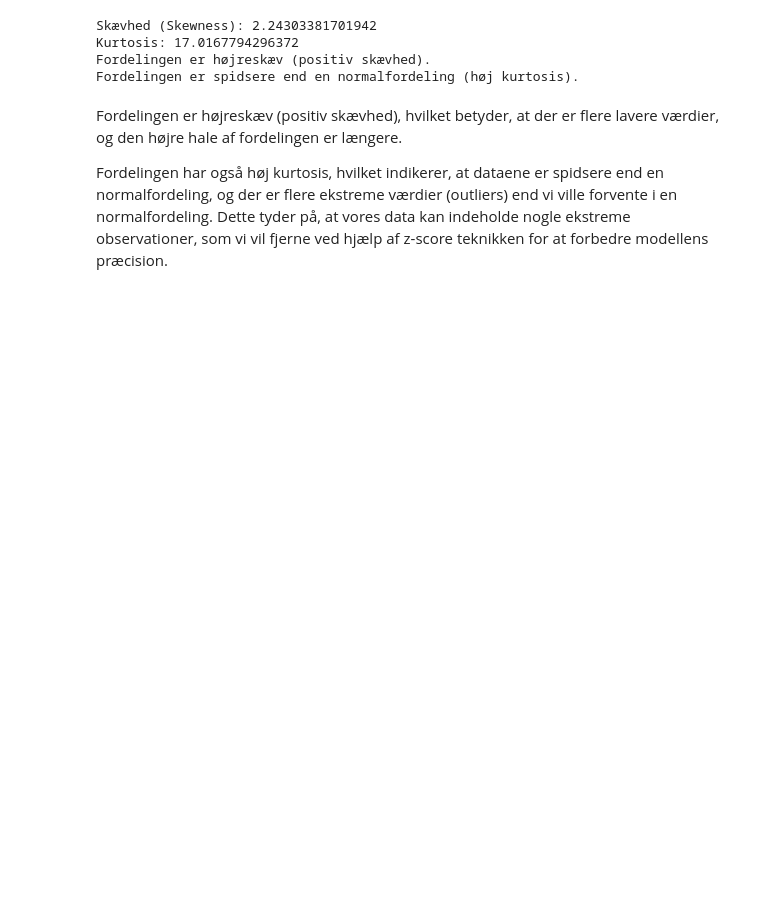
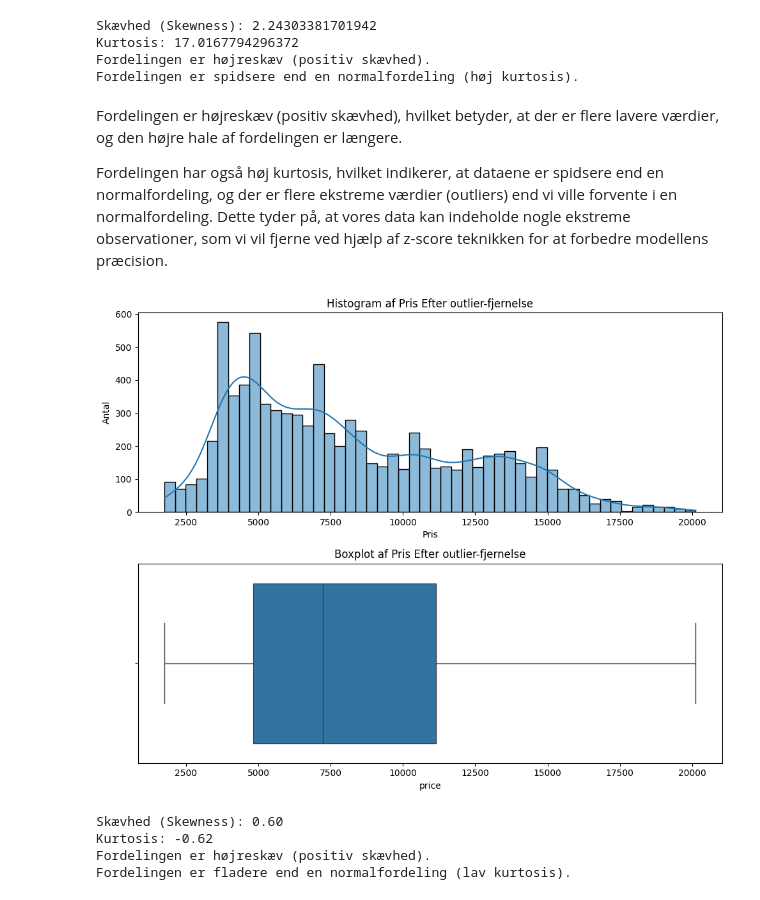
Before and after one commit to AllanChandler/BI-Exam, a Jupyter notebook: Notebook/Flight_Price_Dataset.ipynb, the cells around one changed output. Cells and saved outputs as stored; diff of their text form; code cells hidden in the pictures; blank space fills up the shorter version.

```diff
--- a/Notebook/Flight_Price_Dataset.ipynb
+++ b/Notebook/Flight_Price_Dataset.ipynb
@@ -268,0 +299,46 @@ Fordelingen har også høj kurtosis, hvilket indikerer, at dataene er spidsere e
+# %%
+from scipy.stats import skew, kurtosis
+
+plt.figure(figsize=(10, 8))
+
+# Histogram efter outlier-fjernelse
+plt.subplot(2, 1, 1)
+sns.histplot(df_final['price'], kde=True, bins=50)
+plt.title('Histogram af Pris Efter outlier-fjernelse')
+plt.xlabel('Pris')
+plt.ylabel('Antal')
+
+# Boxplot efter outlier-fjernelse
+plt.subplot(2, 1, 2)
+sns.boxplot(x=df_final['price'])
+plt.title('Boxplot af Pris Efter outlier-fjernelse')
+
+plt.tight_layout()
+plt.show()
+
+# Beregning af skævhed og kurtosis efter outlier-fjernelse
+skewness_after = skew(df_final['price'].dropna())
+kurt_after = kurtosis(df_final['price'].dropna())
+
+print(f"Skævhed (Skewness): {skewness_after:.2f}")
+print(f"Kurtosis: {kurt_after:.2f}")
+
+if skewness_after > 0:
+    print("Fordelingen er højreskæv (positiv skævhed).")
+elif skewness_after < 0:
+    print("Fordelingen er venstreskæv (negativ skævhed).")
+else:
+    print("Fordelingen er symmetrisk.")
+
+if kurt_after > 3:
+    print("Fordelingen er spidsere end en normalfordeling (høj kurtosis).")
+elif kurt_after < 3:
+    print("Fordelingen er fladere end en normalfordeling (lav kurtosis).")
+else:
+    print("Fordelingen har samme spidshed som en normalfordeling.")
+# %% [output]
+[figure, added]
+Skævhed (Skewness): 0.60
+Kurtosis: -0.62
+Fordelingen er højreskæv (positiv skævhed).
+Fordelingen er fladere end en normalfordeling (lav kurtosis).
```
Also changed, not shown: parts of 11 cells of this notebook.
